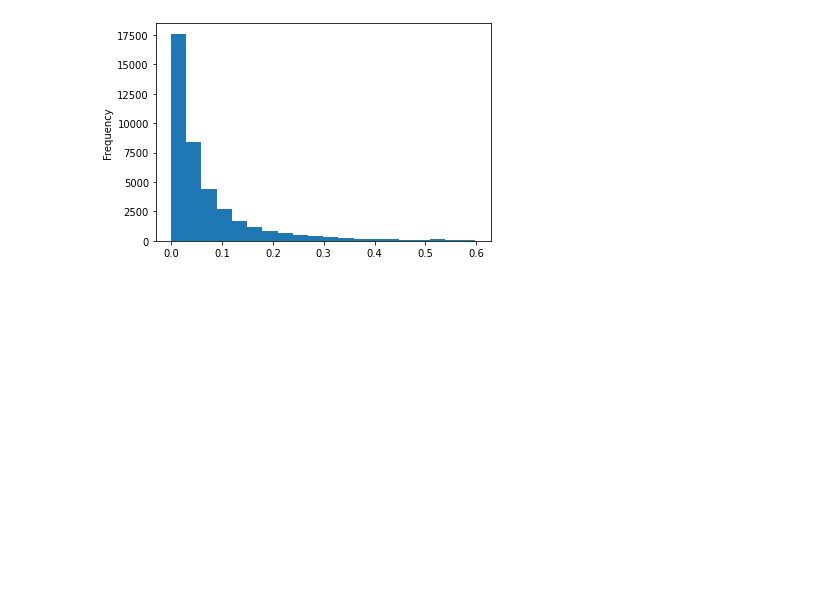
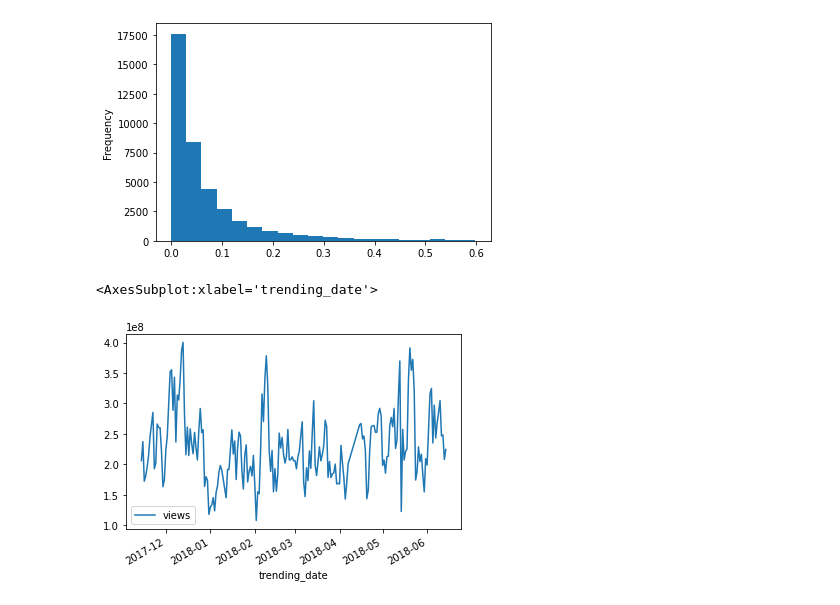
Before and after one commit to artemiroshnichenko/netology, a Jupyter notebook: 15/main.ipynb, the cells around one changed output. Drawn from its saved outputs; the diff is of its cells as text; code cells hidden in the pictures; blank space fills up the shorter version.

```diff
--- a/15/main.ipynb
+++ b/15/main.ipynb
@@ -55,3 +55,8 @@ dis[dis < 0.6].plot(kind='hist', bins=20)
 [figure]
 # %%
 """В тренды попадают видео у которых больше лайков чем дизлайков"""
+# %%
+raw[['trending_date', 'views']].groupby('trending_date').sum().plot()
+# %% [output]
+<AxesSubplot:xlabel='trending_date'>
+[figure, added]
```
Also changed, not shown: parts of 2 cells of this notebook.
